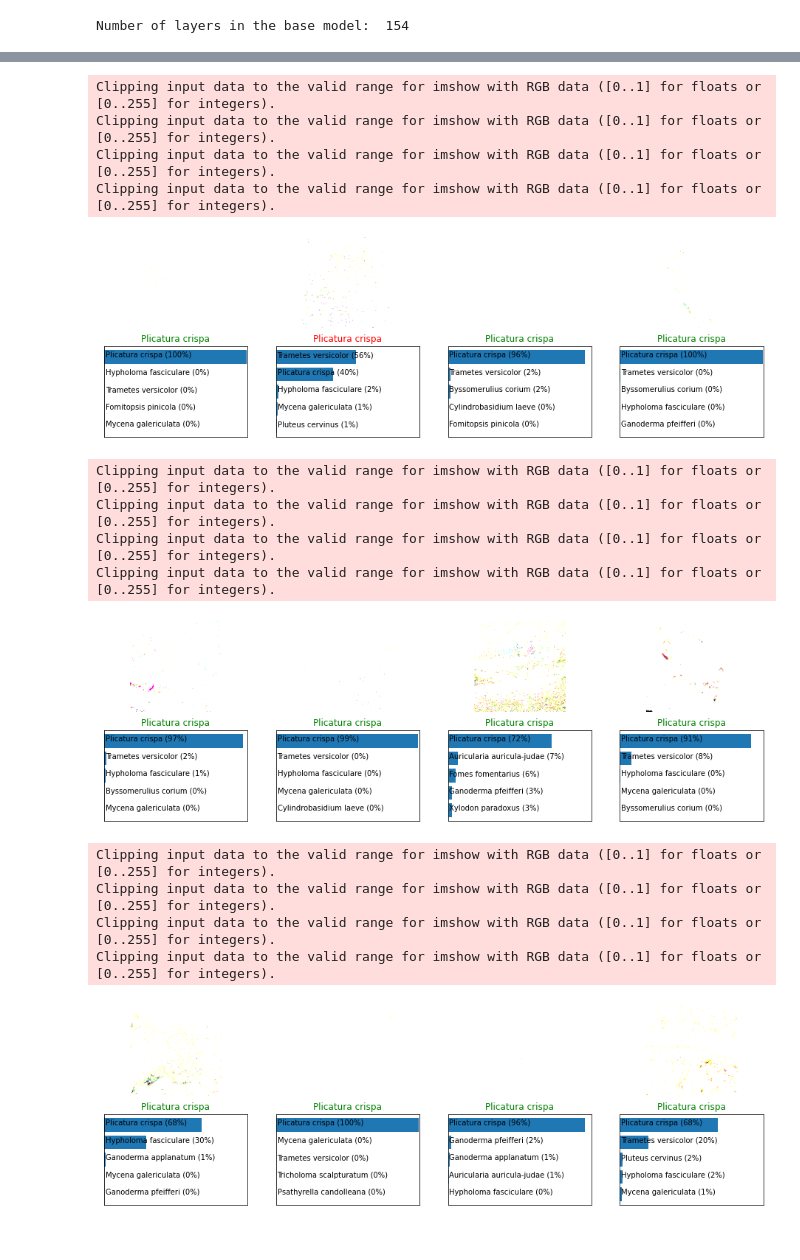
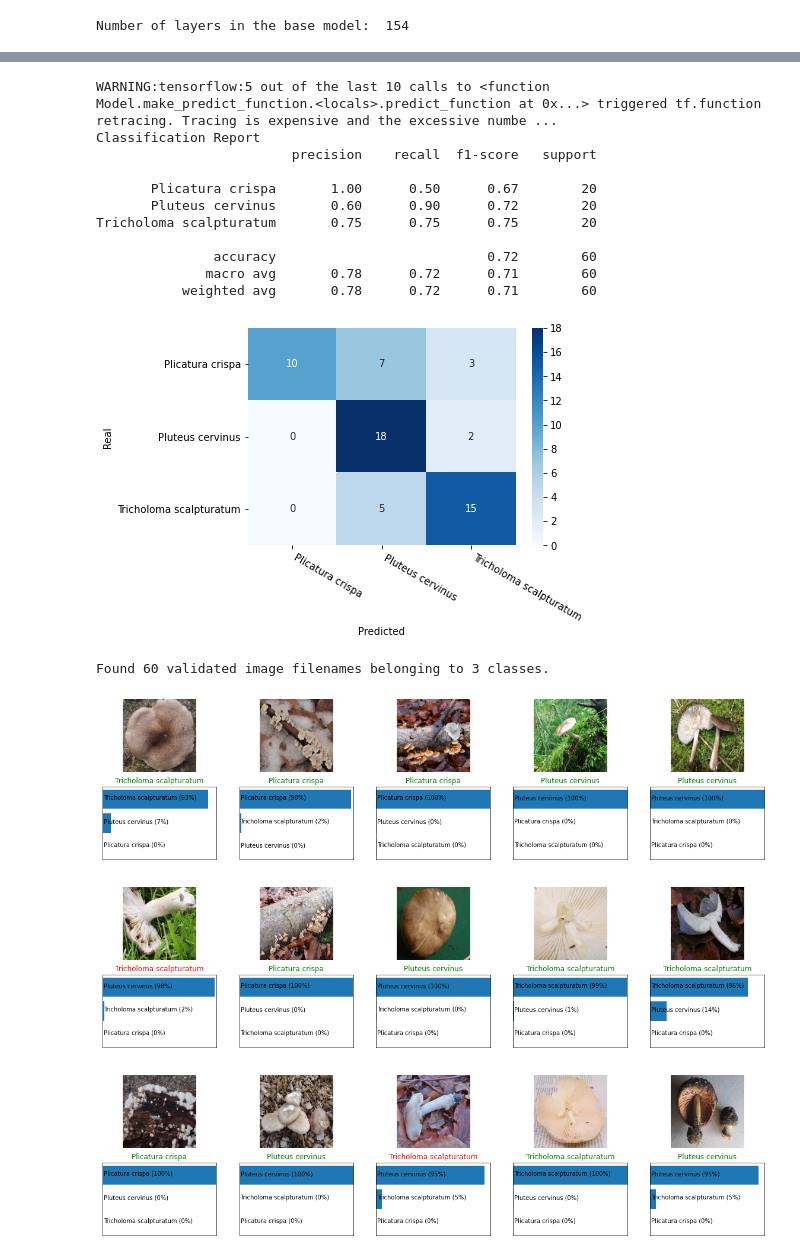
Before and after one commit to lorenzovngl/ml-project, a Jupyter notebook: prediction_model_mobilenet.ipynb, the cells around one changed output, grey strips where cells are left out. Drawn from its saved outputs; the diff is of its cells as text; code cells hidden in the pictures.

```diff
--- a/prediction_model_mobilenet.ipynb
+++ b/prediction_model_mobilenet.ipynb
@@ -298,12 +236,12 @@ start_time = time.time()
 
 history = model.fit(train_generator, epochs=100, batch_size=batch_size,
             validation_data = validation_generator,
-            verbose=1, callbacks=[early_stopping,checkpoint_callback])
+            verbose=1, callbacks=[early_stopping])
 
 training_time = elapsed_time(start_time)
 print("Elapsed time: %ih %im %is" % training_time)
 
-# model.load_weights(checkpoint_filepath)
+#model.load_weights(checkpoint_filepath)
 #model.save('/content/drive/MyDrive/ML_project/model.h5')
 # %% [output]
 Epoch 1/100
@@ -352,0 +304,2 @@ plt.show()
+# %%
+plot_learning_curves(history)
@@ -433,7 +357,7 @@ for layer in base_model.layers[:fine_tune_at]:
 Number of layers in the base model:  154
 # %%
 model.compile(loss='categorical_crossentropy',
-              optimizer = tf.keras.optimizers.RMSprop(lr=base_learning_rate/10),
+              optimizer = tf.keras.optimizers.RMSprop(lr=learning_rate/10),
               metrics=['accuracy', 'top_k_categorical_accuracy'])
 # %%
 model.summary()
@@ -456,11 +380,16 @@ Trainable params: 1,887,060
 Non-trainable params: 396,544
 _________________________________________________________________
 # %%
+start_time = time.time()
+
 history_fine = model.fit(train_generator,
                     epochs=len(history.history['accuracy']) + 20,
                     initial_epoch=history.epoch[-1],
                     batch_size=batch_size,
                     validation_data = validation_generator,
                     verbose=1,
-                    callbacks=[early_stopping,checkpoint_callback])
+                    callbacks=[early_stopping])
+
+training_time = elapsed_time(start_time)
+print("\nElapsed time: %ih %im %is" % training_time)
 # %% [output]
@@ -626,12 +421,34 @@ df_results.to_csv("/content/drive/MyDrive/ML_project/runs_colab_gpu.csv", index=
+# %%
+print_classification_report_and_confusion_matrix()
+# %% [output]
+WARNING:tensorflow:5 out of the last 10 calls to <function Model.make_predict_function.<locals>.predict_function at 0x...> triggered tf.function retracing. Tracing is expensive and the excessive numbe ...
+Classification Report
+                         precision    recall  f1-score   support
+
+       Plicatura crispa       1.00      0.50      0.67        20
+       Pluteus cervinus       0.60      0.90      0.72        20
+Tricholoma scalpturatum       0.75      0.75      0.75        20
+
+               accuracy                           0.72        60
+              macro avg       0.78      0.72      0.71        60
+           weighted avg       0.78      0.72      0.71        60
+[figure, added]
 # %%
-import matplotlib.pyplot as plt
-import matplotlib.image as mpimg
-from matplotlib.ticker import FuncFormatter
-import numpy as np
+# Making some random predicions
+
+# Shuffle the generator to obtain random images
+test_generator = test_datagen.flow_from_dataframe(
+    df_test,
+    DIR,
+    'path',
+    'category',
+    target_size=(IMG_SIZE),
+    class_mode='categorical'
+)
 
 iters = 0
-n_predictions = 8
-n_cols = 4
+n_predictions = 12
+n_cols = 5
 
 for i, batch in enumerate(test_generator):
     if iters > n_predictions:
@@ -641,47 +458,36 @@ for i, batch in enumerate(test_generator):
 
     for j in range(len(batch_images)):
         if iters > n_predictions:
             break
 
-        fig, axes = plt.subplots(2, n_cols, figsize=(16,5))
+        fig, axes = plt.subplots(2, n_cols, figsize=(20,5))
 
         for k in range(n_cols):
             prediction = model.predict(np.array([batch_images[j*n_cols+k]]))
             res = [{'label': classes[h], 'val': prediction[0][h]} for h in range(len(classes))]
             res.sort(key=lambda x: x['val'], reverse=True)
             res = res[0:5]
-            axes[0][k].imshow(batch_images[j*n_cols+k])
+            axes[0][k].imshow(batch_images[j*n_cols+k].astype(np.uint8))
             axes[0][k].grid(False)
             axes[0][k].axis('off')
             title_color = 'green'
             if np.argmax(batch_labels[j*n_cols+k]) != np.argmax(prediction[0]):
                 title_color = 'red'
             axes[1][k].set_title(classes[np.argmax(batch_labels[j*n_cols+k])], color=title_color)
             axes[1][k].barh([x['label'] for x in res], [x['val'] for x in res])
             axes[1][k].xaxis.set_major_formatter(FuncFormatter(lambda y, _: '{:.0%}'.format(y)))
             axes[1][k].set_xlim(0, 1)
             axes[1][k].invert_yaxis()
             axes[1][k].set_xticks([])
             axes[1][k].set_yticks([])
             for h, v in enumerate(res):
                 axes[1][k].text(0.01, h, '{} ({:.0%})'.format(v['label'], v['val']))
 
             iters += 1
 
         plt.show()
 # %% [output]
-Clipping input data to the valid range for imshow with RGB data ([0..1] for floats or [0..255] for integers).
-Clipping input data to the valid range for imshow with RGB data ([0..1] for floats or [0..255] for integers).
-Clipping input data to the valid range for imshow with RGB data ([0..1] for floats or [0..255] for integers).
-Clipping input data to the valid range for imshow with RGB data ([0..1] for floats or [0..255] for integers).
+Found 60 validated image filenames belonging to 3 classes.
-[figure, old version]
+[figure, new version]
-Clipping input data to the valid range for imshow with RGB data ([0..1] for floats or [0..255] for integers).
-Clipping input data to the valid range for imshow with RGB data ([0..1] for floats or [0..255] for integers).
-Clipping input data to the valid range for imshow with RGB data ([0..1] for floats or [0..255] for integers).
-Clipping input data to the valid range for imshow with RGB data ([0..1] for floats or [0..255] for integers).
-[figure, old version]
+[figure, new version]
-Clipping input data to the valid range for imshow with RGB data ([0..1] for floats or [0..255] for integers).
-Clipping input data to the valid range for imshow with RGB data ([0..1] for floats or [0..255] for integers).
-Clipping input data to the valid range for imshow with RGB data ([0..1] for floats or [0..255] for integers).
-Clipping input data to the valid range for imshow with RGB data ([0..1] for floats or [0..255] for integers).
-[figure, old version]
+[figure, new version]
```
Also changed, not shown: parts of 34 cells of this notebook.
